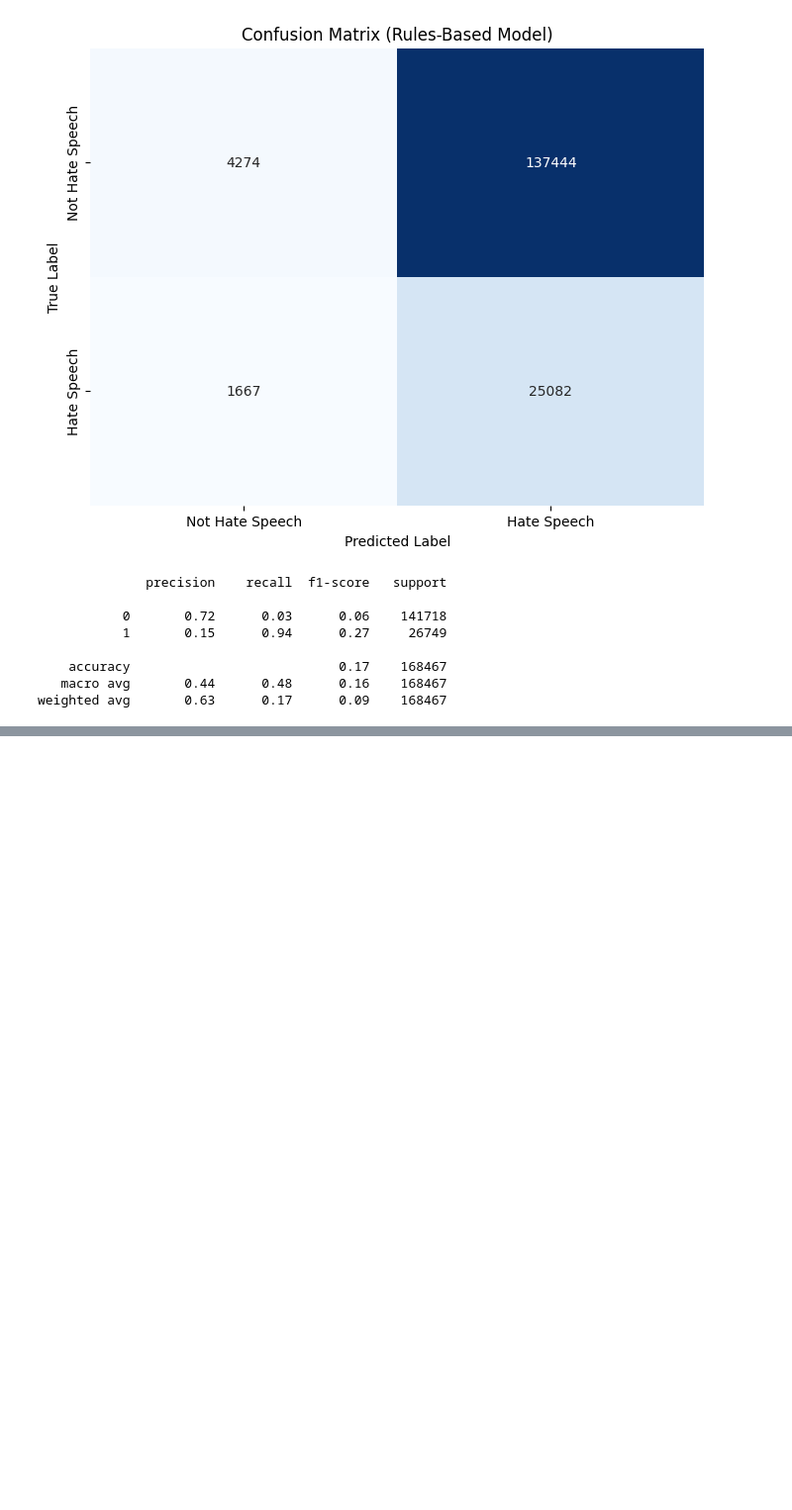
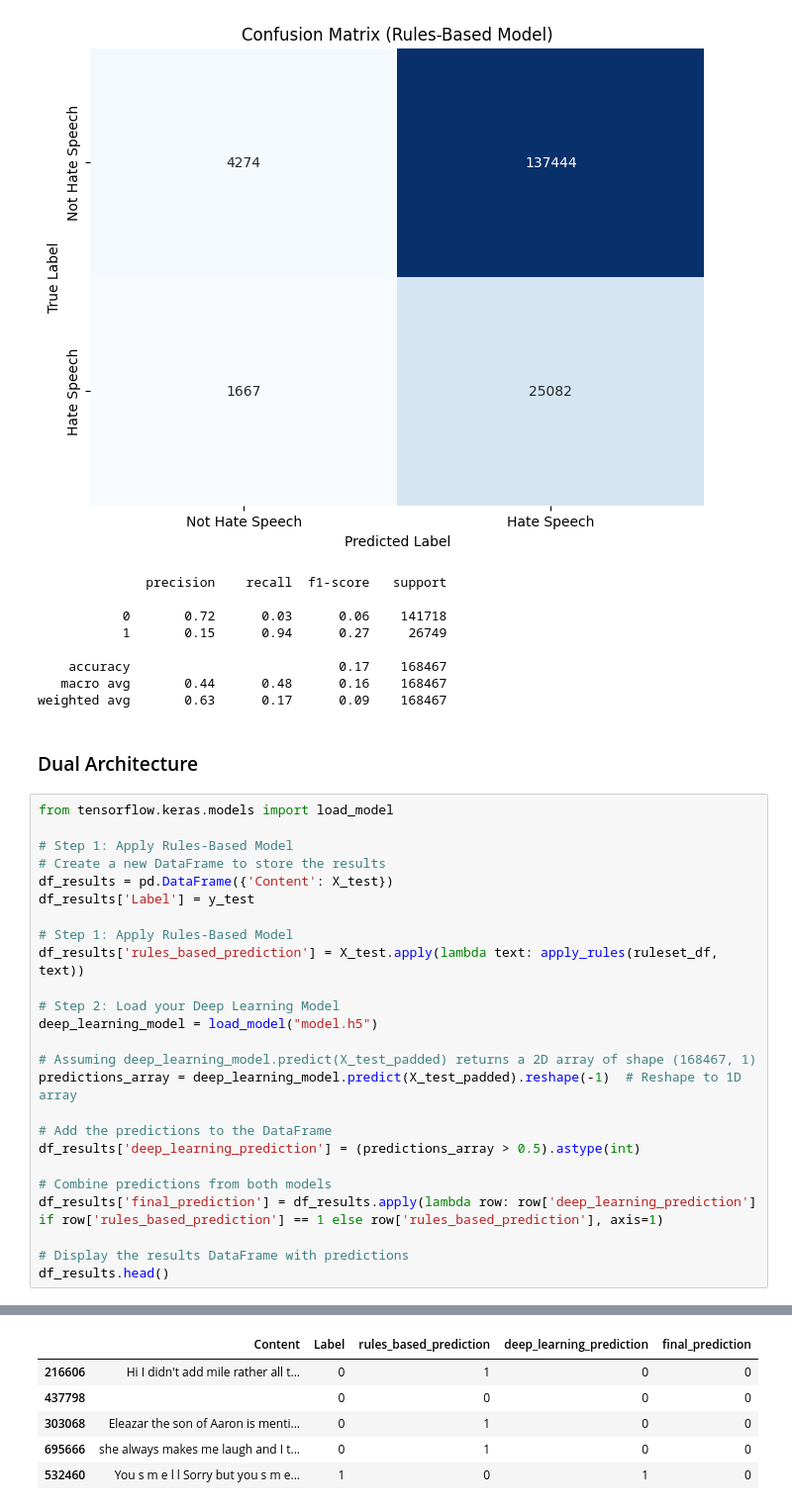
Before and after one commit to zschaub/ADL-Content-Moderation, a Jupyter notebook: content_moderation.ipynb, the cells around one changed output, grey strips where cells are left out. Shown: that part at 99% size. Saved outputs shown, nothing was run; the diff lists cells and outputs as text; blank space fills up the shorter version.

Commit message:
Added Dual Architecture

```diff
--- a/content_moderation.ipynb
+++ b/content_moderation.ipynb
@@ -432,3 +457,31 @@ print(classification_report(df_rules['Label'], df_rules['rules_based_prediction'
     accuracy                           0.17    168467
    macro avg       0.44      0.48      0.16    168467
 weighted avg       0.63      0.17      0.09    168467
+# %% [markdown]
+### Dual Architecture
+# %%
+from tensorflow.keras.models import load_model
+
+# Step 1: Apply Rules-Based Model
+# Create a new DataFrame to store the results
+df_results = pd.DataFrame({'Content': X_test})
+df_results['Label'] = y_test
+
+# Step 1: Apply Rules-Based Model
+df_results['rules_based_prediction'] = X_test.apply(lambda text: apply_rules(ruleset_df, text))
+
+# Step 2: Load your Deep Learning Model
+deep_learning_model = load_model("model.h5")
+
+# Assuming deep_learning_model.predict(X_test_padded) returns a 2D array of shape (168467, 1)
+predictions_array = deep_learning_model.predict(X_test_padded).reshape(-1)  # Reshape to 1D array
+
+# Add the predictions to the DataFrame
+df_results['deep_learning_prediction'] = (predictions_array > 0.5).astype(int)
+
+# Combine predictions from both models
+df_results['final_prediction'] = df_results.apply(lambda row: row['deep_learning_prediction'] if row['rules_based_prediction'] == 1 else row['rules_based_prediction'], axis=1)
+
+# Display the results DataFrame with predictions
+df_results.head()
+# %% [output]
@@ -434,0 +489,6 @@ weighted avg       0.63      0.17      0.09    168467
+|  | Content | Label | rules_based_prediction | deep_learning_prediction | final_prediction |
+| 216606 | Hi I didn't add mile rather all t... | 0 | 1 | 0 | 0 |
+| 437798 |  | 0 | 0 | 0 | 0 |
+| 303068 | Eleazar the son of Aaron is menti... | 0 | 1 | 0 | 0 |
+| 695666 | she always makes me laugh and I t... | 0 | 1 | 0 | 0 |
+| 532460 | You s m e l l Sorry but you s m e... | 1 | 0 | 1 | 0 |
```
Also changed, not shown: parts of 6 cells of this notebook, 4 other files.
